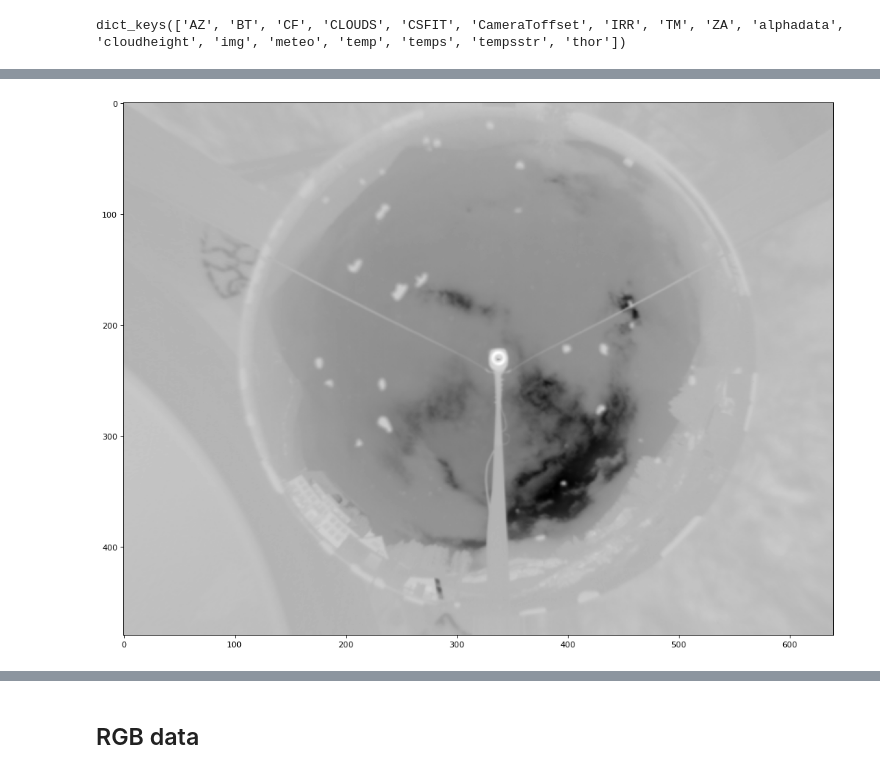
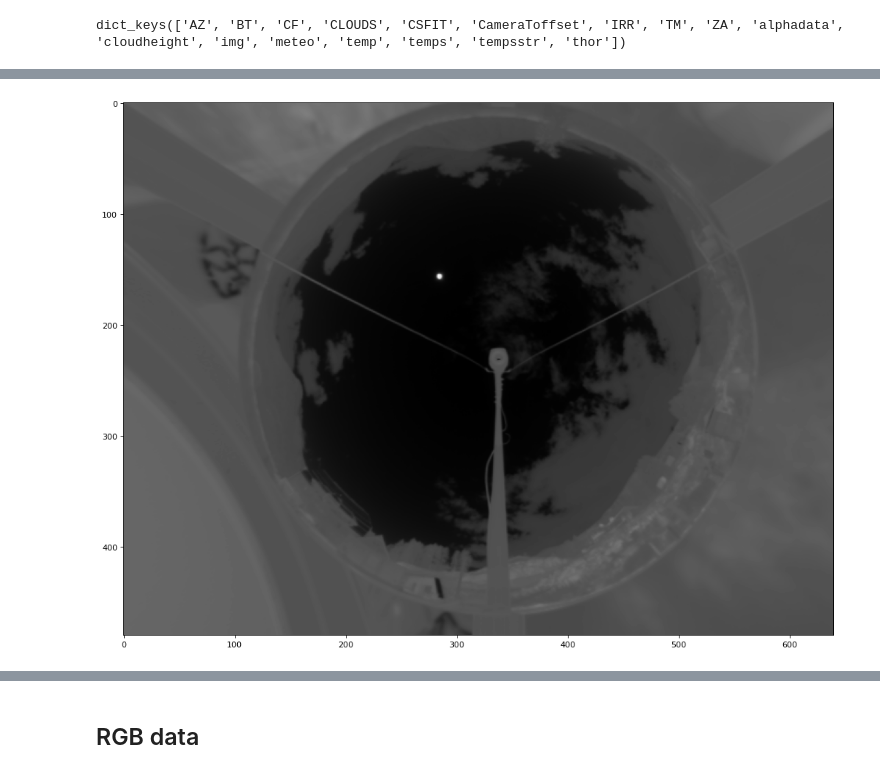
Before and after one commit to elrichgro/cloudseg, a Jupyter notebook: notebooks/camera-mapping.ipynb, the cells around one changed output, grey strips where cells are left out. Cells and saved outputs as stored; diff of their text form; code cells hidden in the pictures.

```diff
--- a/notebooks/camera-mapping.ipynb
+++ b/notebooks/camera-mapping.ipynb
@@ -40,9 +40,9 @@ def plotfig(img):
     figure(num=None, figsize=(16, 12), dpi=80, facecolor='w', edgecolor='k')
     implot = plt.imshow(img, cmap='gray')
 # %%
-plotfig(idata['img'][:,:,imgnum])
+plotfig(idata['img'][:,:,600])
 # %% [output]
-[figure, old version]
+[figure, new version]
 # %%
 plotfig(idata['BT'][:,:,imgnum])
 # %% [output]
```
Also changed, not shown: parts of 5 cells of this notebook.
